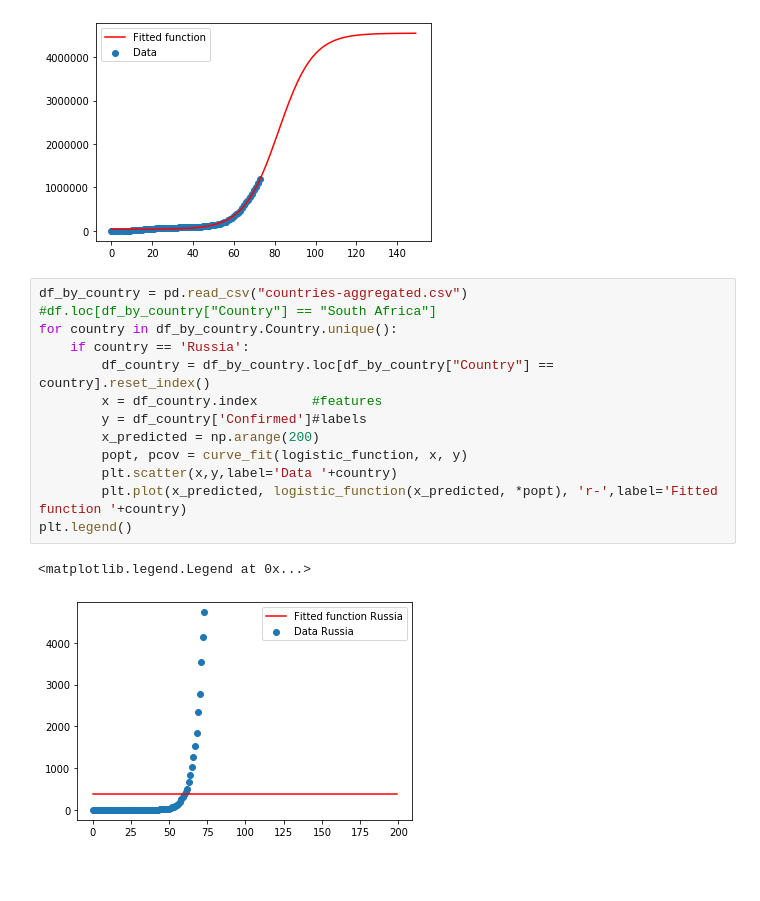
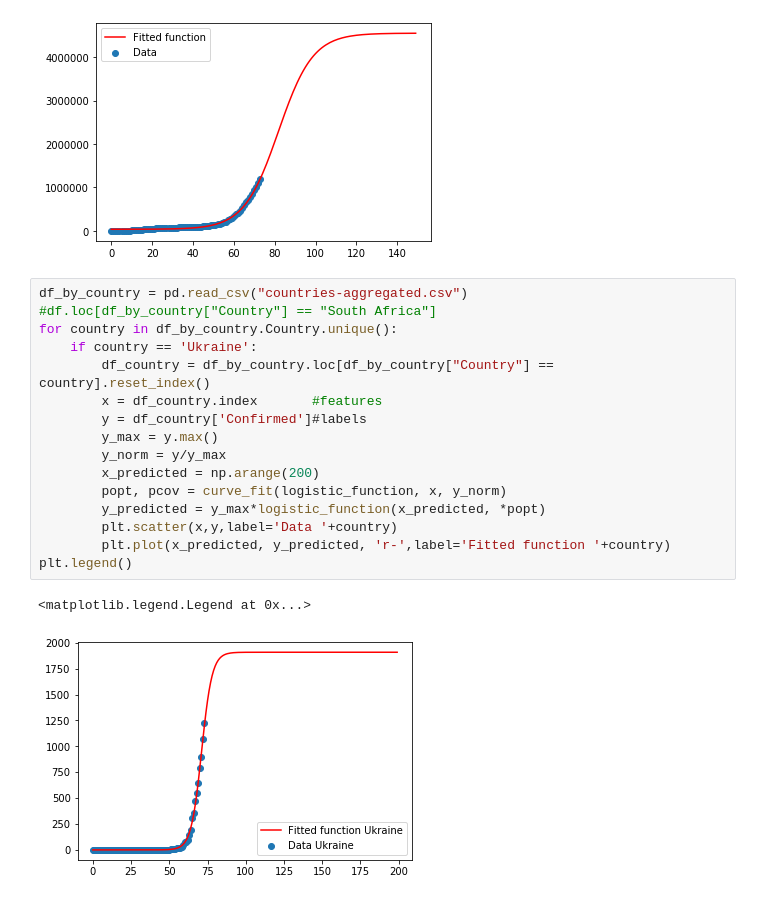
Before and after one commit to artemiyburov/epidemic-datathon, a Jupyter notebook: notebook.ipynb, the cells around one changed output. Cells and saved outputs as stored; diff of their text form; blank space fills up the shorter version.

```diff
--- a/notebook.ipynb
+++ b/notebook.ipynb
@@ -29,16 +29,19 @@ plt.legend()
 # %%
 df_by_country = pd.read_csv("countries-aggregated.csv")
 #df.loc[df_by_country["Country"] == "South Africa"]
 for country in df_by_country.Country.unique():
-    if country == 'Russia':
+    if country == 'Ukraine':
         df_country = df_by_country.loc[df_by_country["Country"] == country].reset_index()
         x = df_country.index       #features
         y = df_country['Confirmed']#labels
+        y_max = y.max()
+        y_norm = y/y_max
         x_predicted = np.arange(200)
-        popt, pcov = curve_fit(logistic_function, x, y)
+        popt, pcov = curve_fit(logistic_function, x, y_norm)
+        y_predicted = y_max*logistic_function(x_predicted, *popt)
         plt.scatter(x,y,label='Data '+country)
-        plt.plot(x_predicted, logistic_function(x_predicted, *popt), 'r-',label='Fitted function '+country)
+        plt.plot(x_predicted, y_predicted, 'r-',label='Fitted function '+country)
 plt.legend()
 # %% [output]
 <matplotlib.legend.Legend at 0x...>
-[figure, old version]
+[figure, new version]
```
